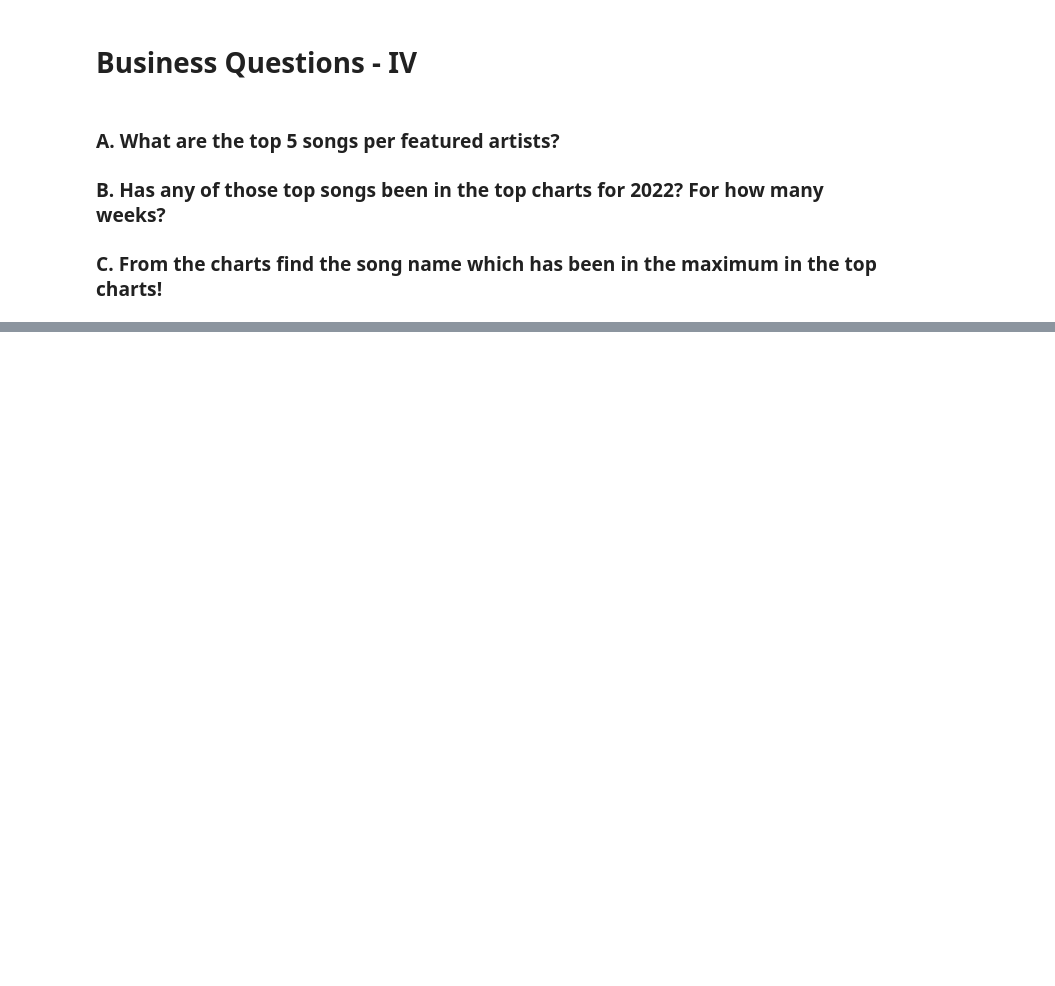
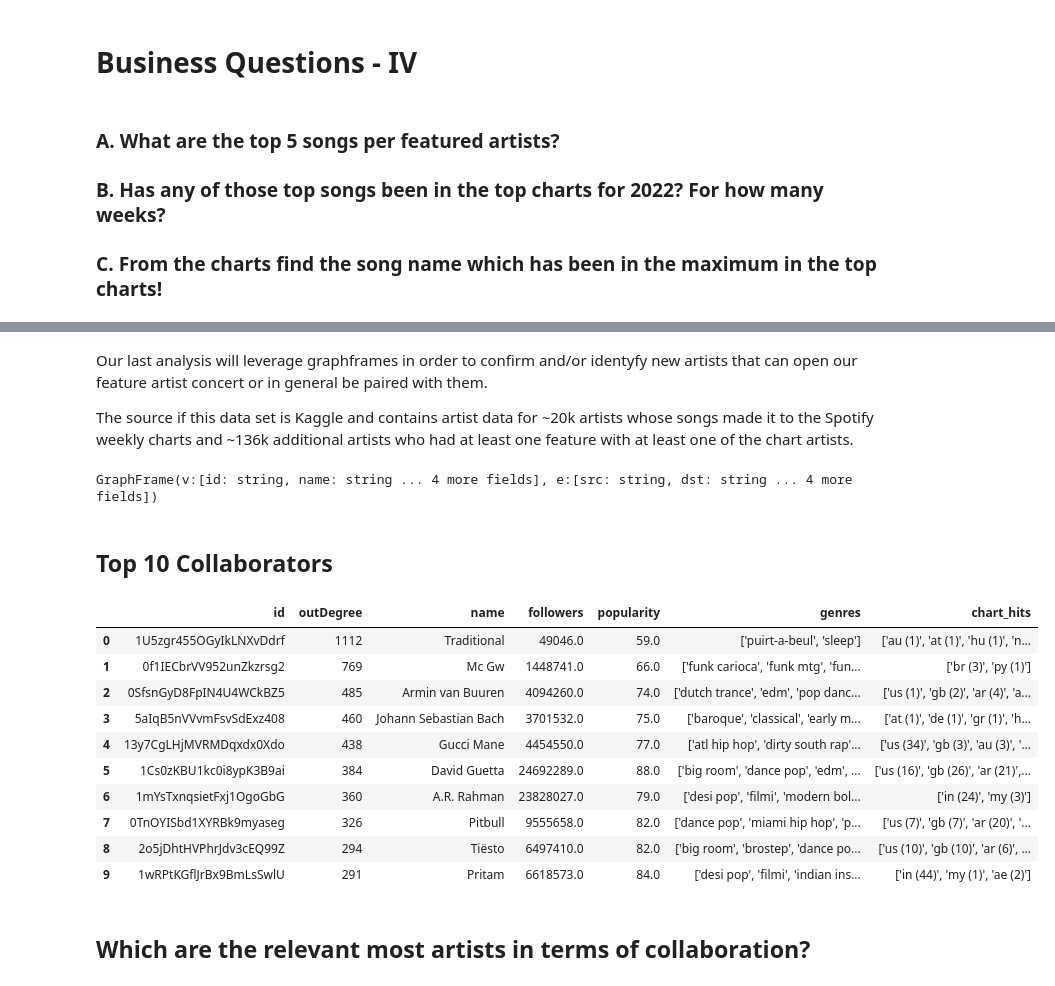
Before and after one commit to callysthenes/music_industry_intelligence, a Jupyter notebook: Assignment_Spotify_Twitter_Group_A.ipynb, the cells around one changed output, grey strips where cells are left out. Drawn from its saved outputs; the diff is of its cells as text; code cells hidden in the pictures; blank space fills up the shorter version.

```diff
--- a/Assignment_Spotify_Twitter_Group_A.ipynb
+++ b/Assignment_Spotify_Twitter_Group_A.ipynb
@@ -862,0 +913,4 @@ Song do not exists in Database for Suggestion
+# %% [markdown]
+Our last analysis will leverage graphframes in order to confirm and/or identyfy new artists that can open our feature artist concert or in general be paired with them.
+
+The source if this data set is Kaggle and contains artist data for ~20k artists whose songs made it to the Spotify weekly charts and ~136k additional artists who had at least one feature with at least one of the chart artists.
@@ -862,0 +927,22 @@ Song do not exists in Database for Suggestion
+# %%
+from pyspark.sql.functions import col
+from pyspark.sql.functions import count,avg,desc,asc,col
+from graphframes import GraphFrame
+
+#create vertices dataframe with just one column based on all distinct Origin airports.
+vertices = artist_allup.withColumnRenamed("spotify_id","id")
+
+#create edges dataframe with
+
+collaborations = historical_features.withColumnRenamed("id_0", "src").withColumnRenamed("id_1", "dst").withColumnRenamed("followers", "follow")
+
+edge = (collaborations.groupBy("src","dst")
+             .agg(avg("follow").alias("pop_avg")
+              ))
+# Creates the graph
+graph = GraphFrame(vertices, edges)
+
+# graph processing requires recursive/iterative calculations so is a good practice to cache
+graph.cache()
+# %% [output]
+GraphFrame(v:[id: string, name: string ... 4 more fields], e:[src: string, dst: string ... 4 more fields])
@@ -862,0 +952,19 @@ Song do not exists in Database for Suggestion
+# %% [markdown]
+## Top 10 Collaborators
+# %%
+outDeg = graph.outDegrees
+outDeg.join(graph.vertices,"id").orderBy(desc("outDegree"),asc("id")).limit(10).toPandas()
+# %% [output]
+|  | id | outDegree | name | followers | popularity | genres | chart_hits |
+| 0 | 1U5zgr455OGyIkLNXvDdrf | 1112 | Traditional | 49046.0 | 59.0 | ['puirt-a-beul', 'sleep'] | ['au (1)', 'at (1)', 'hu (1)', 'n... |
+| 1 | 0f1IECbrVV952unZkzrsg2 | 769 | Mc Gw | 1448741.0 | 66.0 | ['funk carioca', 'funk mtg', 'fun... | ['br (3)', 'py (1)'] |
+| 2 | 0SfsnGyD8FpIN4U4WCkBZ5 | 485 | Armin van Buuren | 4094260.0 | 74.0 | ['dutch trance', 'edm', 'pop danc... | ['us (1)', 'gb (2)', 'ar (4)', 'a... |
+| 3 | 5aIqB5nVVvmFsvSdExz408 | 460 | Johann Sebastian Bach | 3701532.0 | 75.0 | ['baroque', 'classical', 'early m... | ['at (1)', 'de (1)', 'gr (1)', 'h... |
+| 4 | 13y7CgLHjMVRMDqxdx0Xdo | 438 | Gucci Mane | 4454550.0 | 77.0 | ['atl hip hop', 'dirty south rap'... | ['us (34)', 'gb (3)', 'au (3)', '... |
+| 5 | 1Cs0zKBU1kc0i8ypK3B9ai | 384 | David Guetta | 24692289.0 | 88.0 | ['big room', 'dance pop', 'edm', ... | ['us (16)', 'gb (26)', 'ar (21)',... |
+| 6 | 1mYsTxnqsietFxj1OgoGbG | 360 | A.R. Rahman | 23828027.0 | 79.0 | ['desi pop', 'filmi', 'modern bol... | ['in (24)', 'my (3)'] |
+| 7 | 0TnOYISbd1XYRBk9myaseg | 326 | Pitbull | 9555658.0 | 82.0 | ['dance pop', 'miami hip hop', 'p... | ['us (7)', 'gb (7)', 'ar (20)', '... |
+| 8 | 2o5jDhtHVPhrJdv3cEQ99Z | 294 | Tiësto | 6497410.0 | 82.0 | ['big room', 'brostep', 'dance po... | ['us (10)', 'gb (10)', 'ar (6)', ... |
+| 9 | 1wRPtKGflJrBx9BmLsSwlU | 291 | Pritam | 6618573.0 | 84.0 | ['desi pop', 'filmi', 'indian ins... | ['in (44)', 'my (1)', 'ae (2)'] |
+# %% [markdown]
+## Which are the relevant most artists in terms of collaboration?
```
Also changed, not shown: parts of 62 cells of this notebook, 3 other files.
